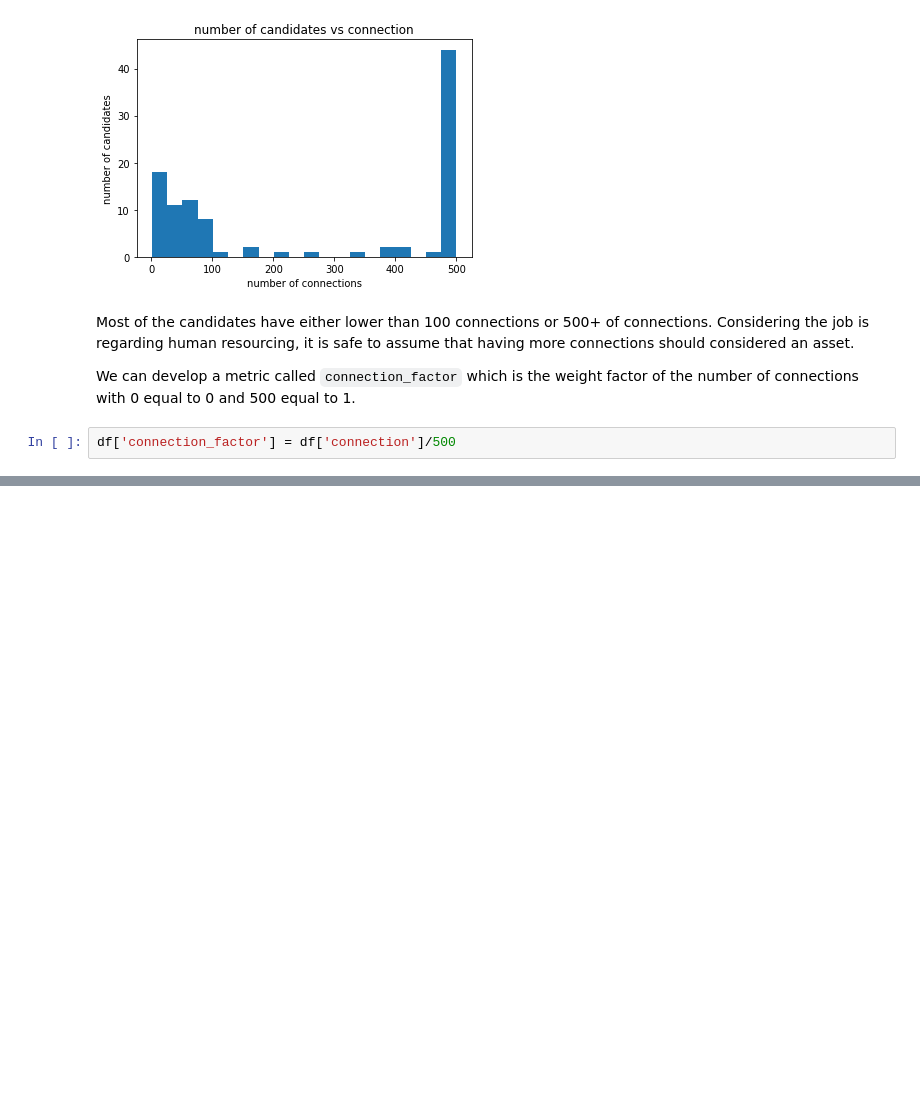
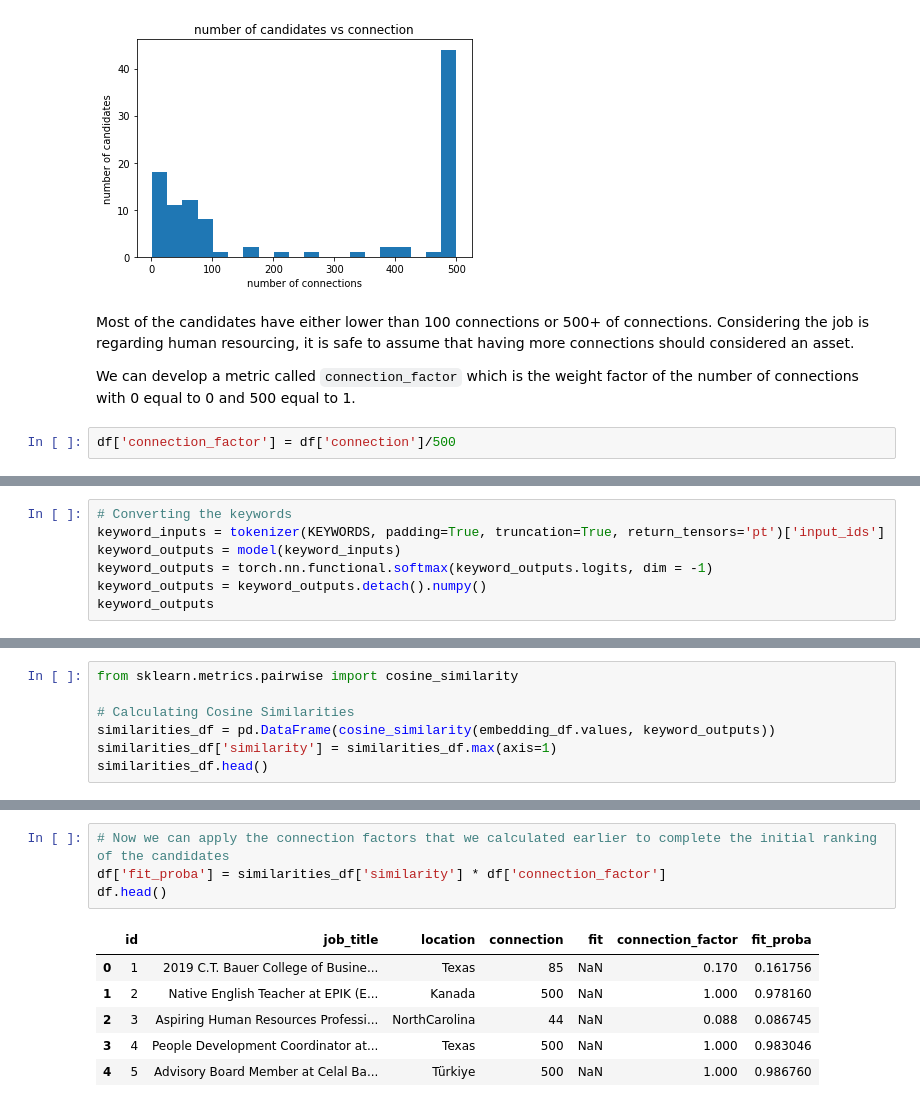
Before and after one commit to XO-Appleton/PotentialTalent, a Jupyter notebook: potential_talents.ipynb, the cells around one changed output, grey strips where cells are left out. Drawn from its saved outputs; the diff is of its cells as text; blank space fills up the shorter version.

```diff
--- a/potential_talents.ipynb
+++ b/potential_talents.ipynb
@@ -220,0 +189,7 @@ Now that we have tokenized the input sentences into numerical representation, we
+# %%
+# Converting the keywords
+keyword_inputs = tokenizer(KEYWORDS, padding=True, truncation=True, return_tensors='pt')['input_ids']
+keyword_outputs = model(keyword_inputs)
+keyword_outputs = torch.nn.functional.softmax(keyword_outputs.logits, dim = -1)
+keyword_outputs = keyword_outputs.detach().numpy()
+keyword_outputs
@@ -220,0 +205,7 @@ Now that we have tokenized the input sentences into numerical representation, we
+# %%
+from sklearn.metrics.pairwise import cosine_similarity
+
+# Calculating Cosine Similarities
+similarities_df = pd.DataFrame(cosine_similarity(embedding_df.values, keyword_outputs))
+similarities_df['similarity'] = similarities_df.max(axis=1)
+similarities_df.head()
@@ -220,0 +219,11 @@ Now that we have tokenized the input sentences into numerical representation, we
+# %%
+# Now we can apply the connection factors that we calculated earlier to complete the initial ranking of the candidates
+df['fit_proba'] = similarities_df['similarity'] * df['connection_factor']
+df.head()
+# %% [output]
+|  | id | job_title | location | connection | fit | connection_factor | fit_proba |
+| 0 | 1 | 2019 C.T. Bauer College of Busine... | Texas | 85 | NaN | 0.170 | 0.161756 |
+| 1 | 2 | Native English Teacher at EPIK (E... | Kanada | 500 | NaN | 1.000 | 0.978160 |
+| 2 | 3 | Aspiring Human Resources Professi... | NorthCarolina | 44 | NaN | 0.088 | 0.086745 |
+| 3 | 4 | People Development Coordinator at... | Texas | 500 | NaN | 1.000 | 0.983046 |
+| 4 | 5 | Advisory Board Member at Celal Ba... | Türkiye | 500 | NaN | 1.000 | 0.986760 |
```
Also changed, not shown: parts of 23 cells of this notebook.
